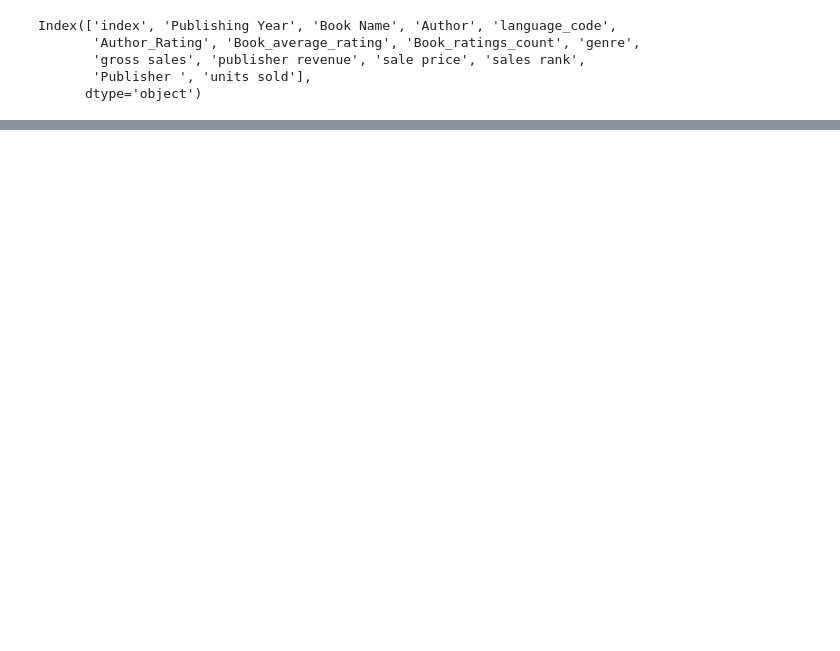
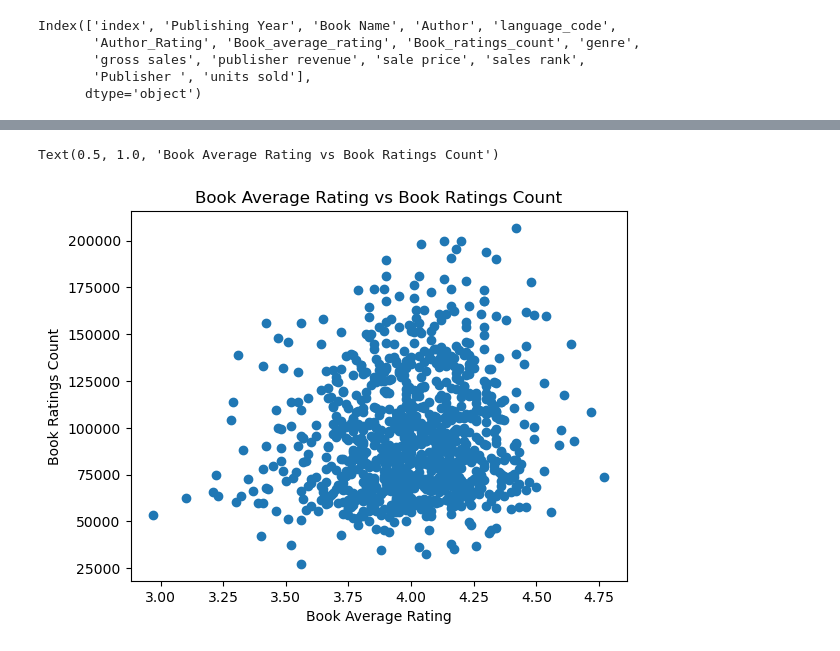
Before and after one commit to Rifqi-Setiawan/book-sales-analysis, a Jupyter notebook: EDA_Books_Data.ipynb, the cells around one changed output, grey strips where cells are left out. Drawn from its saved outputs; the diff is of its cells as text; code cells hidden in the pictures; blank space fills up the shorter version.

```diff
--- a/EDA_Books_Data.ipynb
+++ b/EDA_Books_Data.ipynb
@@ -176,0 +177,8 @@ Length: 776, dtype: int64
+# %%
+plt.scatter(df["Book_average_rating"], df["Book_ratings_count"])
+plt.xlabel('Book Average Rating')
+plt.ylabel('Book Ratings Count')
+plt.title('Book Average Rating vs Book Ratings Count')
+# %% [output]
+Text(0.5, 1.0, 'Book Average Rating vs Book Ratings Count')
+[figure, added]
```
Also changed, not shown: parts of 12 cells of this notebook.
